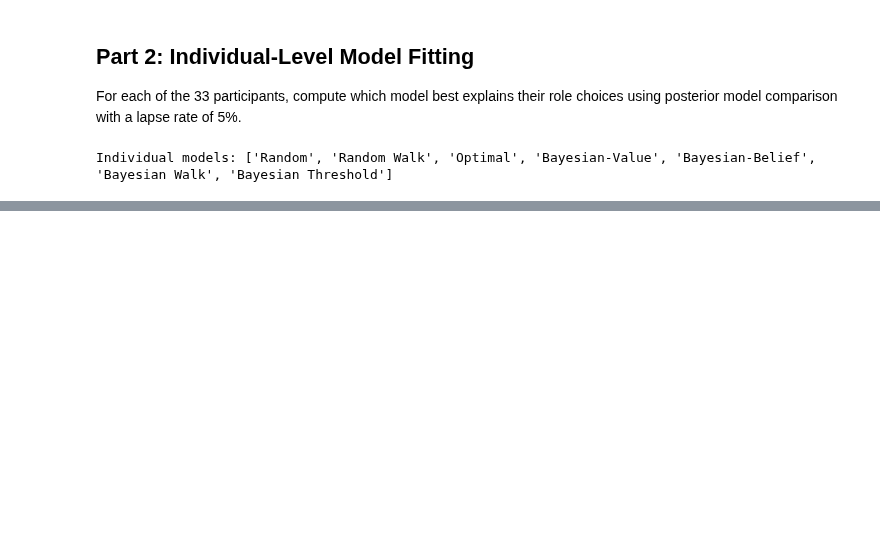
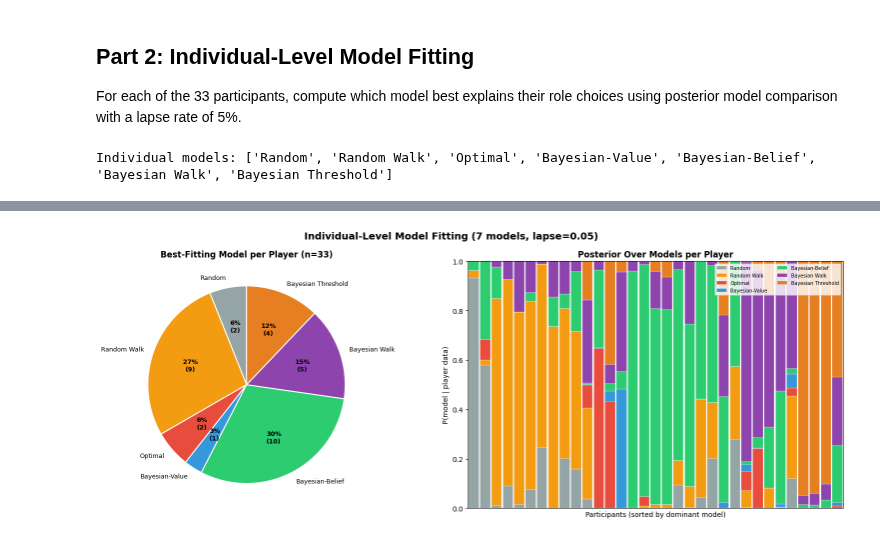
Before and after one commit to jolow99/bayesian-role-specialization, a Jupyter notebook: analysis/experiments/2026-03-30-summary-of-all-models/analysis.ipynb, the cells around one changed output, grey strips where cells are left out. Drawn from its saved outputs; the diff is of its cells as text; code cells hidden in the pictures; blank space fills up the shorter version.

```diff
--- a/analysis/experiments/2026-03-30-summary-of-all-models/analysis.ipynb
+++ b/analysis/experiments/2026-03-30-summary-of-all-models/analysis.ipynb
@@ -620,0 +548,17 @@ Environment
+# %%
+# === PER-ENVIRONMENT BREAKDOWN ===
+env_ids = sorted(set(r['env_id'] for r in team_records))
+top_models = ['Bayesian Walk', 'Bayesian Threshold', 'Bayesian-Value', 'Bayesian-Belief', 'Random Walk', 'Optimal']
+
+env_rows = []
+for env_id in env_ids:
+    row = {'Environment': env_id}
+    for name, metrics, corrs, results in all_models:
+        if name in top_models:
+            env_corr = corrs.get(env_id, {})
+            row[name] = env_corr.get('marginal', {}).get('r', float('nan'))
+    env_rows.append(row)
+
+env_df = pd.DataFrame(env_rows).set_index('Environment')
+print('=== Per-Environment marg_r (top models) ===')
+print(env_df[top_models].to_string(float_format='{:.3f}'))
@@ -1055,0 +849,58 @@ plt.show()
+# %%
+
+# === Individual fitting visualizations ===
+MODEL_COLORS = {
+    'Individual-Fitted Mixture': '#9b59b6',
+    'Bayesian Walk': '#8e44ad', 'Bayesian Threshold': '#e67e22',
+    'Bayesian-Value': '#3498db', 'Bayesian-Belief': '#2ecc71',
+    'Random Walk': '#f39c12', 'Optimal': '#e74c3c',
+    'Top-7': '#1abc9c', 'Random-to-Optimal': '#34495e',
+    'Copy Others': '#7f8c8d', 'Contradict Others': '#c0392b', 'Random': '#95a5a6',
+}
+
+fig, axes = plt.subplots(1, 2, figsize=(16, 6))
+
+# --- Pie chart ---
+ax = axes[0]
+counts = post_df['dominant_model'].value_counts().reindex(indiv_model_names, fill_value=0)
+counts = counts[counts > 0]
+pie_colors = [MODEL_COLORS.get(m, '#95a5a6') for m in counts.index]
+wedges, texts, autotexts = ax.pie(
+    counts.values, labels=counts.index, colors=pie_colors,
+    autopct=lambda pct: f'{pct:.0f}%\n({int(round(pct/100*33))})',
+    startangle=90, textprops={'fontsize': 9},
+    wedgeprops={'edgecolor': 'white', 'linewidth': 1.5})
+for at in autotexts: at.set_fontweight('bold')
+ax.set_title(f'Best-Fitting Model per Player (n=33)', fontsize=12, fontweight='bold')
+
+# --- Stacked bar ---
+ax = axes[1]
+model_colors_list = [MODEL_COLORS.get(m, '#95a5a6') for m in indiv_model_names]
+df_plot = post_df.copy()
+model_order = {name: i for i, name in enumerate(indiv_model_names)}
+df_plot['sort_model'] = df_plot['dominant_model'].map(model_order)
+df_plot['sort_weight'] = df_plot.apply(lambda r: r[f'P({r["dominant_model"]})'], axis=1)
+df_plot = df_plot.sort_values(['sort_model', 'sort_weight'], ascending=[True, False]).reset_index(drop=True)
+
+x = np.arange(len(df_plot))
+bottoms = np.zeros(len(df_plot))
+for i, name in enumerate(indiv_model_names):
+    vals = df_plot[f'P({name})'].values
+    ax.bar(x, vals, bottom=bottoms, color=model_colors_list[i], label=name, width=0.9,
+           edgecolor='white', linewidth=0.3)
+    bottoms += vals
+ax.set_xlim(-0.5, len(df_plot) - 0.5)
+ax.set_ylim(0, 1)
+ax.set_xlabel('Participants (sorted by dominant model)')
+ax.set_ylabel('P(model | player data)')
+ax.set_title(f'Posterior Over Models per Player', fontsize=12, fontweight='bold')
+ax.set_xticks([])
+ax.legend(loc='upper right', fontsize=7, ncol=2)
+
+plt.suptitle('Individual-Level Model Fitting (7 models, lapse=0.05)', fontsize=14, fontweight='bold')
+plt.tight_layout()
+SAVE_DIR = Path('/Users/jolow/coding/bayesian-role-specialization/analysis/experiments/2026-03-30-summary-of-all-models')
+plt.savefig(SAVE_DIR / 'individual_fitting.png', dpi=150, bbox_inches='tight')
+plt.show()
+# %% [output]
+[figure, added]
```
Also changed, not shown: parts of 15 cells of this notebook, 4 other files.
